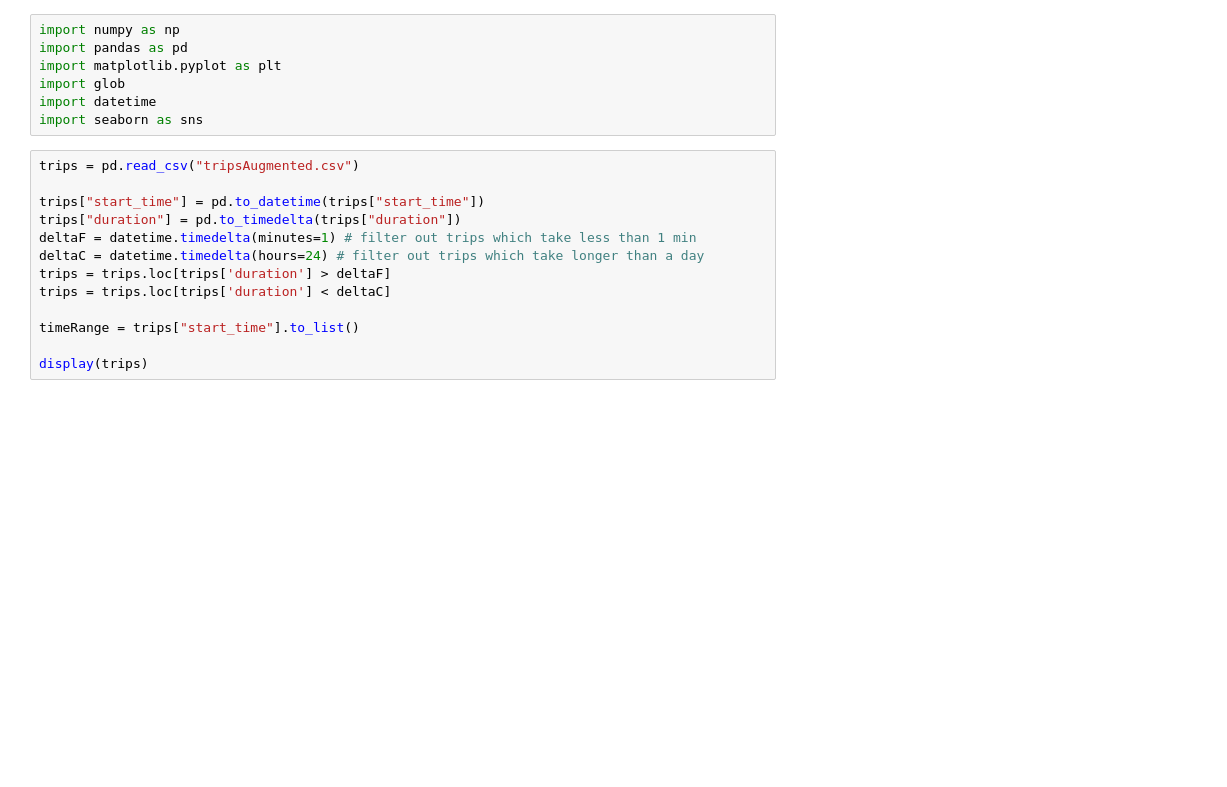
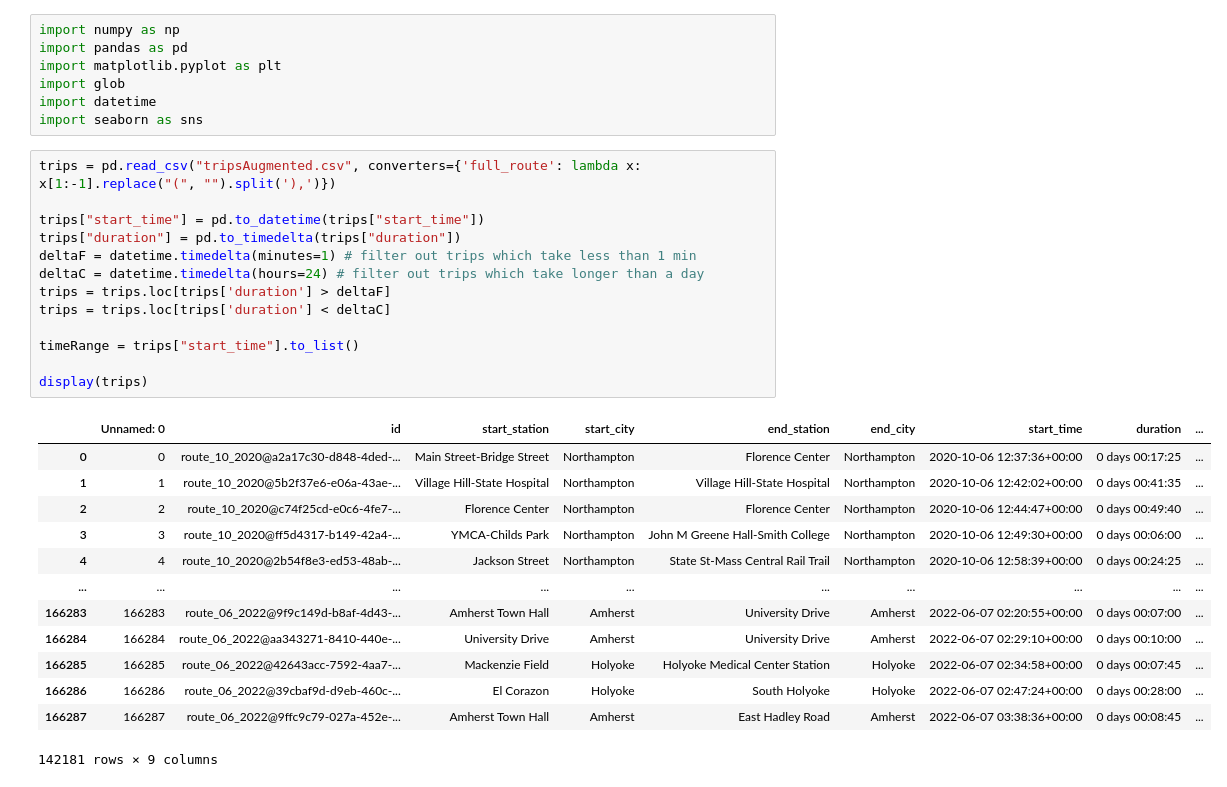
Before and after one commit to umassos/ebike-analysis, a Jupyter notebook: mapAnalysis.ipynb, the cells around one changed output. Saved outputs shown, nothing was run; the diff lists cells and outputs as text; blank space fills up the shorter version.

```diff
--- a/mapAnalysis.ipynb
+++ b/mapAnalysis.ipynb
@@ -6,18 +6,32 @@ import glob
 import datetime
 import seaborn as sns
 # %%
-trips = pd.read_csv("tripsAugmented.csv")
+trips = pd.read_csv("tripsAugmented.csv", converters={'full_route': lambda x: x[1:-1].replace("(", "").split('),')})
 
 trips["start_time"] = pd.to_datetime(trips["start_time"])
 trips["duration"] = pd.to_timedelta(trips["duration"])
 deltaF = datetime.timedelta(minutes=1) # filter out trips which take less than 1 min
 deltaC = datetime.timedelta(hours=24) # filter out trips which take longer than a day
 trips = trips.loc[trips['duration'] > deltaF]
 trips = trips.loc[trips['duration'] < deltaC]
 
 timeRange = trips["start_time"].to_list()
 
 display(trips)
+# %% [output]
+|  | Unnamed: 0 | id | start_station | start_city | end_station | end_city | start_time | duration | ... |
+| 0 | 0 | route_10_2020@a2a17c30-d848-4ded-... | Main Street-Bridge Street | Northampton | Florence Center | Northampton | 2020-10-06 12:37:36+00:00 | 0 days 00:17:25 | ... |
+| 1 | 1 | route_10_2020@5b2f37e6-e06a-43ae-... | Village Hill-State Hospital | Northampton | Village Hill-State Hospital | Northampton | 2020-10-06 12:42:02+00:00 | 0 days 00:41:35 | ... |
+| 2 | 2 | route_10_2020@c74f25cd-e0c6-4fe7-... | Florence Center | Northampton | Florence Center | Northampton | 2020-10-06 12:44:47+00:00 | 0 days 00:49:40 | ... |
+| 3 | 3 | route_10_2020@ff5d4317-b149-42a4-... | YMCA-Childs Park | Northampton | John M Greene Hall-Smith College | Northampton | 2020-10-06 12:49:30+00:00 | 0 days 00:06:00 | ... |
+| 4 | 4 | route_10_2020@2b54f8e3-ed53-48ab-... | Jackson Street | Northampton | State St-Mass Central Rail Trail | Northampton | 2020-10-06 12:58:39+00:00 | 0 days 00:24:25 | ... |
+| ... | ... | ... | ... | ... | ... | ... | ... | ... | ... |
+| 166283 | 166283 | route_06_2022@9f9c149d-b8af-4d43-... | Amherst Town Hall | Amherst | University Drive | Amherst | 2022-06-07 02:20:55+00:00 | 0 days 00:07:00 | ... |
+| 166284 | 166284 | route_06_2022@aa343271-8410-440e-... | University Drive | Amherst | University Drive | Amherst | 2022-06-07 02:29:10+00:00 | 0 days 00:10:00 | ... |
+| 166285 | 166285 | route_06_2022@42643acc-7592-4aa7-... | Mackenzie Field | Holyoke | Holyoke Medical Center Station | Holyoke | 2022-06-07 02:34:58+00:00 | 0 days 00:07:45 | ... |
+| 166286 | 166286 | route_06_2022@39cbaf9d-d9eb-460c-... | El Corazon | Holyoke | South Holyoke | Holyoke | 2022-06-07 02:47:24+00:00 | 0 days 00:28:00 | ... |
+| 166287 | 166287 | route_06_2022@9ffc9c79-027a-452e-... | Amherst Town Hall | Amherst | East Hadley Road | Amherst | 2022-06-07 03:38:36+00:00 | 0 days 00:08:45 | ... |
+142181 rows × 9 columns
 # %%
 routesDict = {}
 for index, row in trips.iterrows():
```
Also changed, not shown: parts of 5 cells of this notebook, 3 other files.
